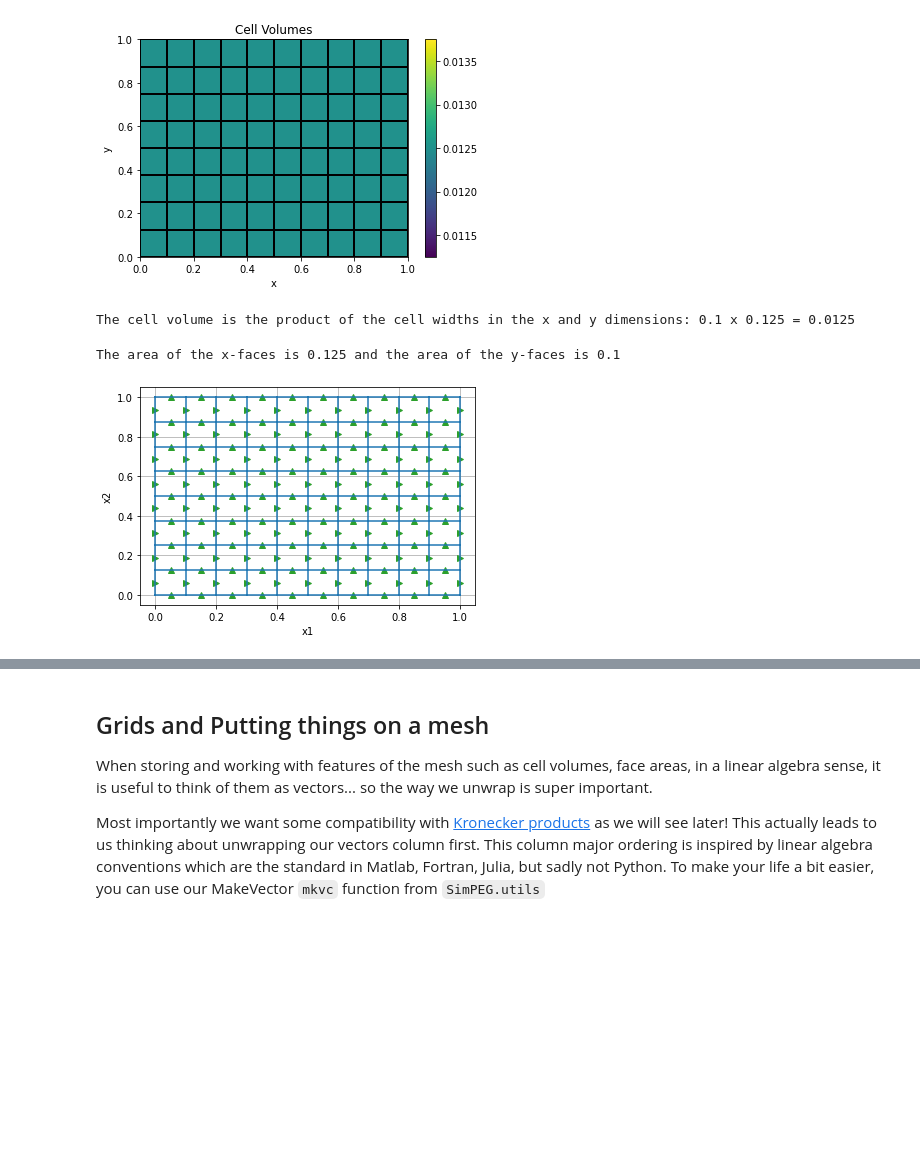
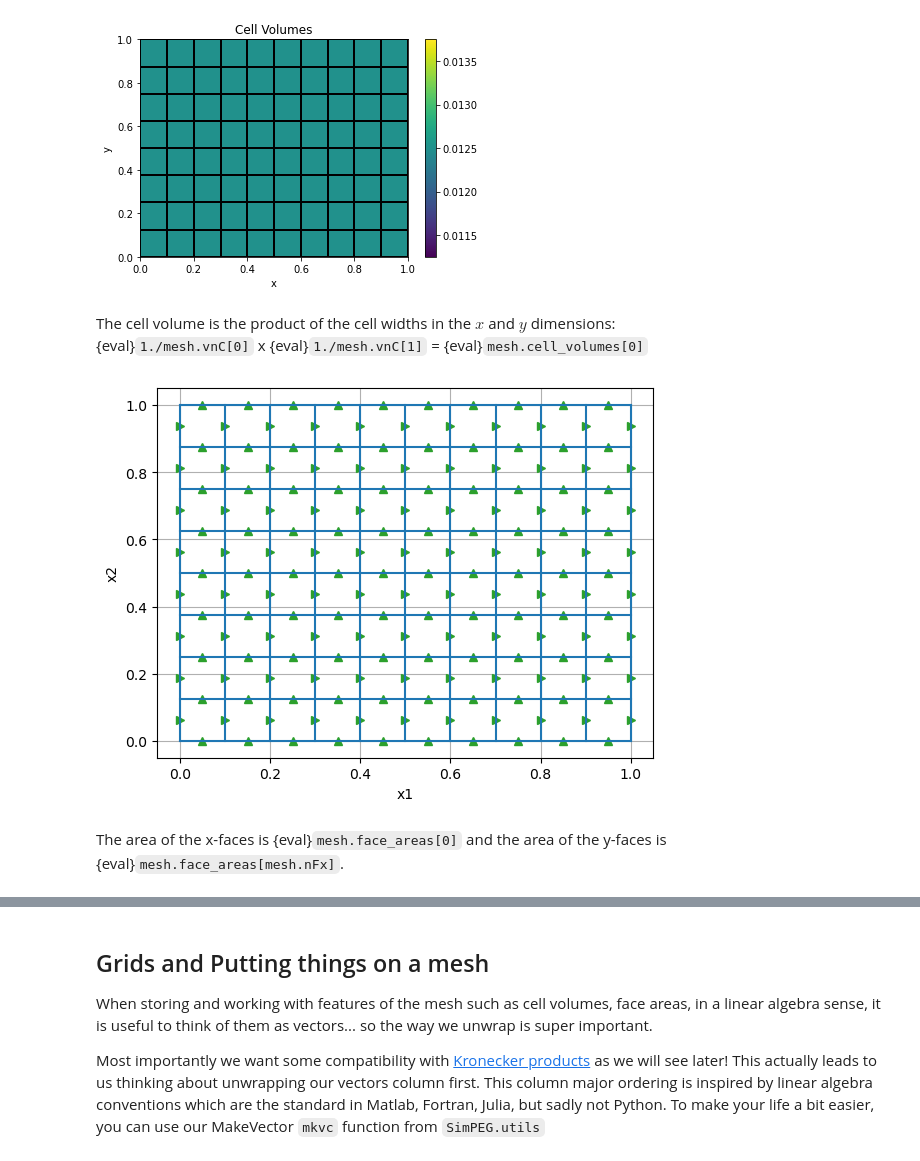
Before and after one commit to simpeg/tle-finitevolume, a Jupyter notebook: mesh.ipynb, the cells around one changed output, grey strips where cells are left out. Drawn from its saved outputs; the diff is of its cells as text; code cells hidden in the pictures; blank space fills up the shorter version.

Commit message:
Mesh can now have inline expressions

```diff
--- a/mesh.ipynb
+++ b/mesh.ipynb
@@ -96,16 +78,3 @@ plt.colorbar(mesh.plot_image(mesh.cell_volumes, grid=True)[0])
 plt.title('Cell Volumes');
 # %% [output]
 [figure]
-# %%
-# All cell volumes are defined by the product of the cell widths
-
-assert (np.all(mesh.cell_volumes == 1./mesh.vnC[0] * 1./mesh.vnC[1]))  # all cells have the same volume on a uniform, unit cell mesh
-
-print(("The cell volume is the product of the cell widths in the x and y dimensions: "
-"{hx} x {hy} = {vol} ").format(
-     hx = 1./mesh.vnC[0], # we are using a uniform, unit square mesh
-     hy = 1./mesh.vnC[1],
-     vol = mesh.cell_volumes[0]
-))
-# %% [output]
-The cell volume is the product of the cell widths in the x and y dimensions: 0.1 x 0.125 = 0.0125
@@ -112,19 +85,18 @@ The cell volume is the product of the cell widths in the x and y dimensions: 0.1
+# %% [markdown]
+The cell volume is the product of the cell widths in the $x$ and $y$ dimensions:\
+{eval}`1./mesh.vnC[0]` x {eval}`1./mesh.vnC[1]` = {eval}`mesh.cell_volumes[0]`
 # %%
 # Similarly, all x-faces should have the same area, equal to that of the length in the y-direction
 assert np.all(mesh.face_areas[:mesh.nFx] == 1.0/mesh.shape_cells[1])  # because our domain is a unit square
 
 # and all y-faces have an "area" equal to the length in the x-dimension
 assert np.all(mesh.face_areas[mesh.nFx:] == 1.0/mesh.shape_cells[0])
 
-print(("The area of the x-faces is {xFaceArea} and the area of the y-faces is {yFaceArea}").format(
-  xFaceArea=mesh.face_areas[0],
-  yFaceArea=mesh.face_areas[mesh.nFx]
-))
-
 mesh.plot_grid(faces=True);
 # %% [output]
-The area of the x-faces is 0.125 and the area of the y-faces is 0.1
-[figure, old version]
+[figure, new version]
+# %% [markdown]
+The area of the x-faces is {eval}`mesh.face_areas[0]` and the area of the y-faces is {eval}`mesh.face_areas[mesh.nFx]`.
 # %%
 # On a non-uniform tensor mesh, the first mesh we defined, the cell volumes vary
 
```
Also changed, not shown: parts of 16 cells of this notebook, 2 other files.
